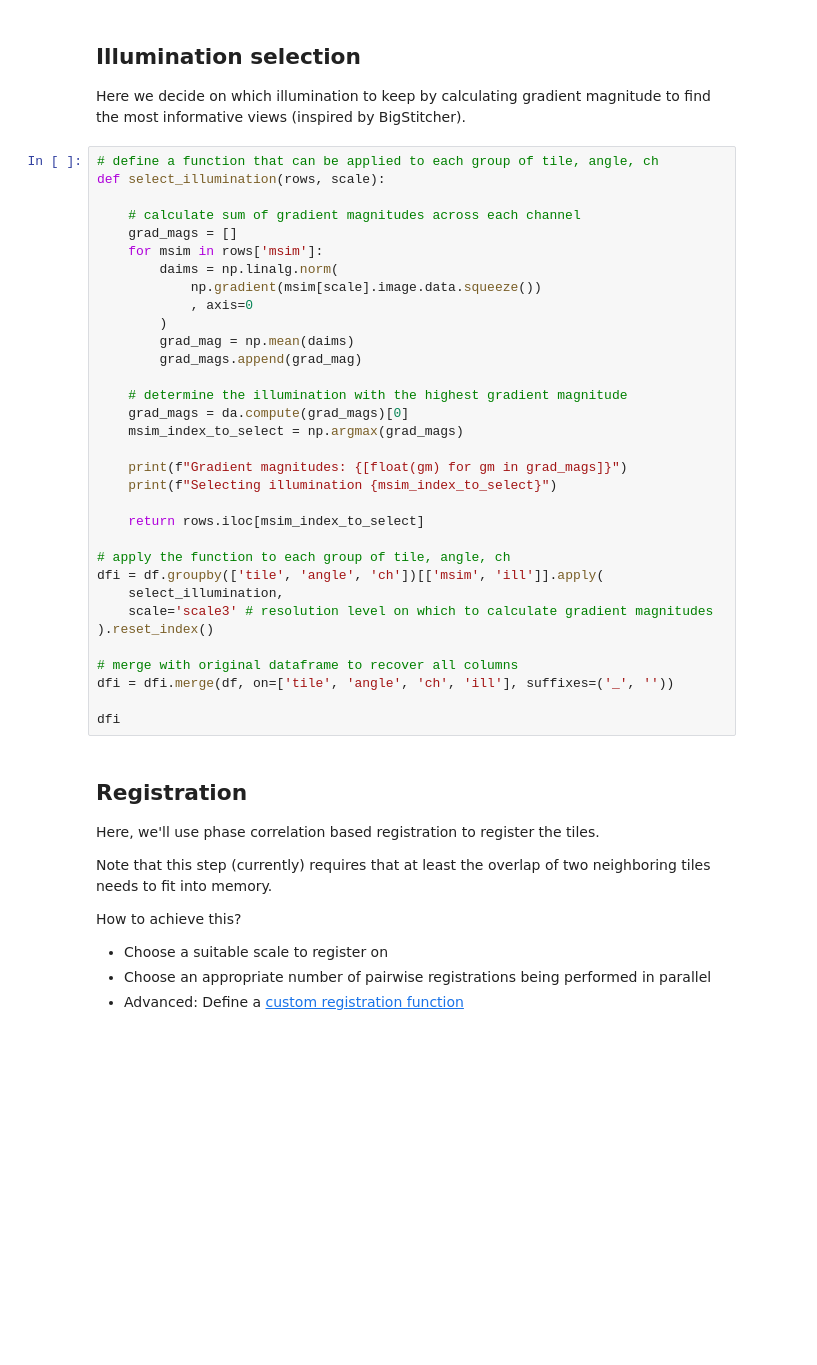
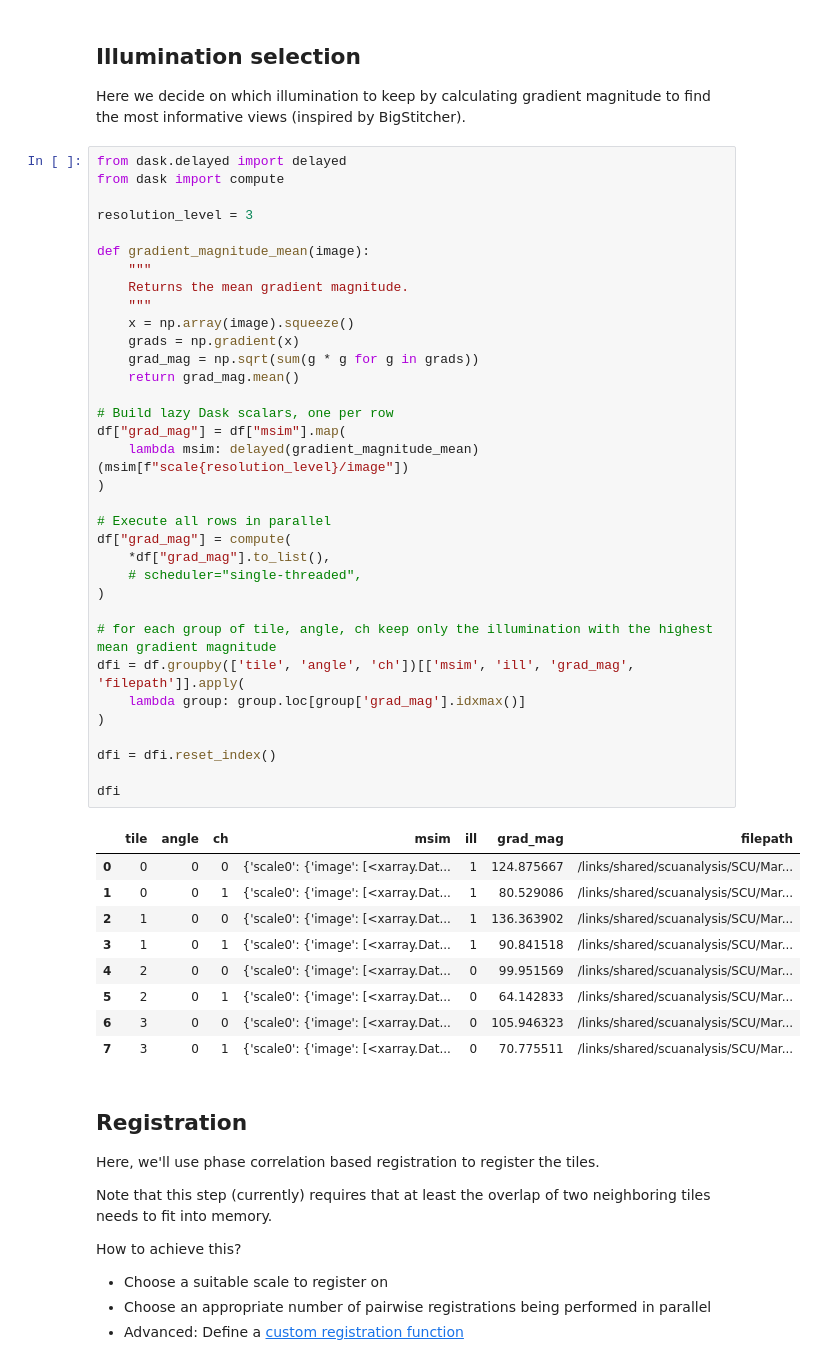
Before and after one commit to multiview-stitcher/multiview-stitcher, a Jupyter notebook: notebooks/stitching_mesospim.ipynb, the cells around one changed output. Saved outputs shown, nothing was run; the diff lists cells and outputs as text; blank space fills up the shorter version.

```diff
--- a/notebooks/stitching_mesospim.ipynb
+++ b/notebooks/stitching_mesospim.ipynb
@@ -203,39 +307,50 @@ vis_utils.view_neuroglancer(
 ## Illumination selection
 
 Here we decide on which illumination to keep by calculating gradient magnitude to find the most informative views (inspired by BigStitcher).
-# %%
-# define a function that can be applied to each group of tile, angle, ch
-def select_illumination(rows, scale):
-
-    # calculate sum of gradient magnitudes across each channel
-    grad_mags = []
-    for msim in rows['msim']:
-        daims = np.linalg.norm(
-            np.gradient(msim[scale].image.data.squeeze())
-            , axis=0
-        )
-        grad_mag = np.mean(daims)
-        grad_mags.append(grad_mag)
-
-    # determine the illumination with the highest gradient magnitude
-    grad_mags = da.compute(grad_mags)[0]
-    msim_index_to_select = np.argmax(grad_mags)
-
-    print(f"Gradient magnitudes: {[float(gm) for gm in grad_mags]}")
-    print(f"Selecting illumination {msim_index_to_select}")
-
-    return rows.iloc[msim_index_to_select]
-
-# apply the function to each group of tile, angle, ch
-dfi = df.groupby(['tile', 'angle', 'ch'])[['msim', 'ill']].apply(
-    select_illumination,
-    scale='scale3' # resolution level on which to calculate gradient magnitudes
-).reset_index()
-
-# merge with original dataframe to recover all columns
-dfi = dfi.merge(df, on=['tile', 'angle', 'ch', 'ill'], suffixes=('_', ''))
-
-dfi
+# %%
+from dask.delayed import delayed
+from dask import compute
+
+resolution_level = 3
+
+def gradient_magnitude_mean(image):
+    """
+    Returns the mean gradient magnitude.
+    """
+    x = np.array(image).squeeze()
+    grads = np.gradient(x)
+    grad_mag = np.sqrt(sum(g * g for g in grads))
+    return grad_mag.mean()
+
+# Build lazy Dask scalars, one per row
+df["grad_mag"] = df["msim"].map(
+    lambda msim: delayed(gradient_magnitude_mean)(msim[f"scale{resolution_level}/image"])
+)
+
+# Execute all rows in parallel
+df["grad_mag"] = compute(
+    *df["grad_mag"].to_list(),
+    # scheduler="single-threaded",
+)
+
+# for each group of tile, angle, ch keep only the illumination with the highest mean gradient magnitude
+dfi = df.groupby(['tile', 'angle', 'ch'])[['msim', 'ill', 'grad_mag', 'filepath']].apply(
+    lambda group: group.loc[group['grad_mag'].idxmax()]
+)
+
+dfi = dfi.reset_index()
+
+dfi
+# %% [output]
+|  | tile | angle | ch | msim | ill | grad_mag | filepath |
+| 0 | 0 | 0 | 0 | {'scale0': {'image': [<xarray.Dat... | 1 | 124.875667 | /links/shared/scuanalysis/SCU/Mar... |
+| 1 | 0 | 0 | 1 | {'scale0': {'image': [<xarray.Dat... | 1 | 80.529086 | /links/shared/scuanalysis/SCU/Mar... |
+| 2 | 1 | 0 | 0 | {'scale0': {'image': [<xarray.Dat... | 1 | 136.363902 | /links/shared/scuanalysis/SCU/Mar... |
+| 3 | 1 | 0 | 1 | {'scale0': {'image': [<xarray.Dat... | 1 | 90.841518 | /links/shared/scuanalysis/SCU/Mar... |
+| 4 | 2 | 0 | 0 | {'scale0': {'image': [<xarray.Dat... | 0 | 99.951569 | /links/shared/scuanalysis/SCU/Mar... |
+| 5 | 2 | 0 | 1 | {'scale0': {'image': [<xarray.Dat... | 0 | 64.142833 | /links/shared/scuanalysis/SCU/Mar... |
+| 6 | 3 | 0 | 0 | {'scale0': {'image': [<xarray.Dat... | 0 | 105.946323 | /links/shared/scuanalysis/SCU/Mar... |
+| 7 | 3 | 0 | 1 | {'scale0': {'image': [<xarray.Dat... | 0 | 70.775511 | /links/shared/scuanalysis/SCU/Mar... |
 # %% [markdown]
 ## Registration
 
```
Also changed, not shown: parts of 16 cells of this notebook.
